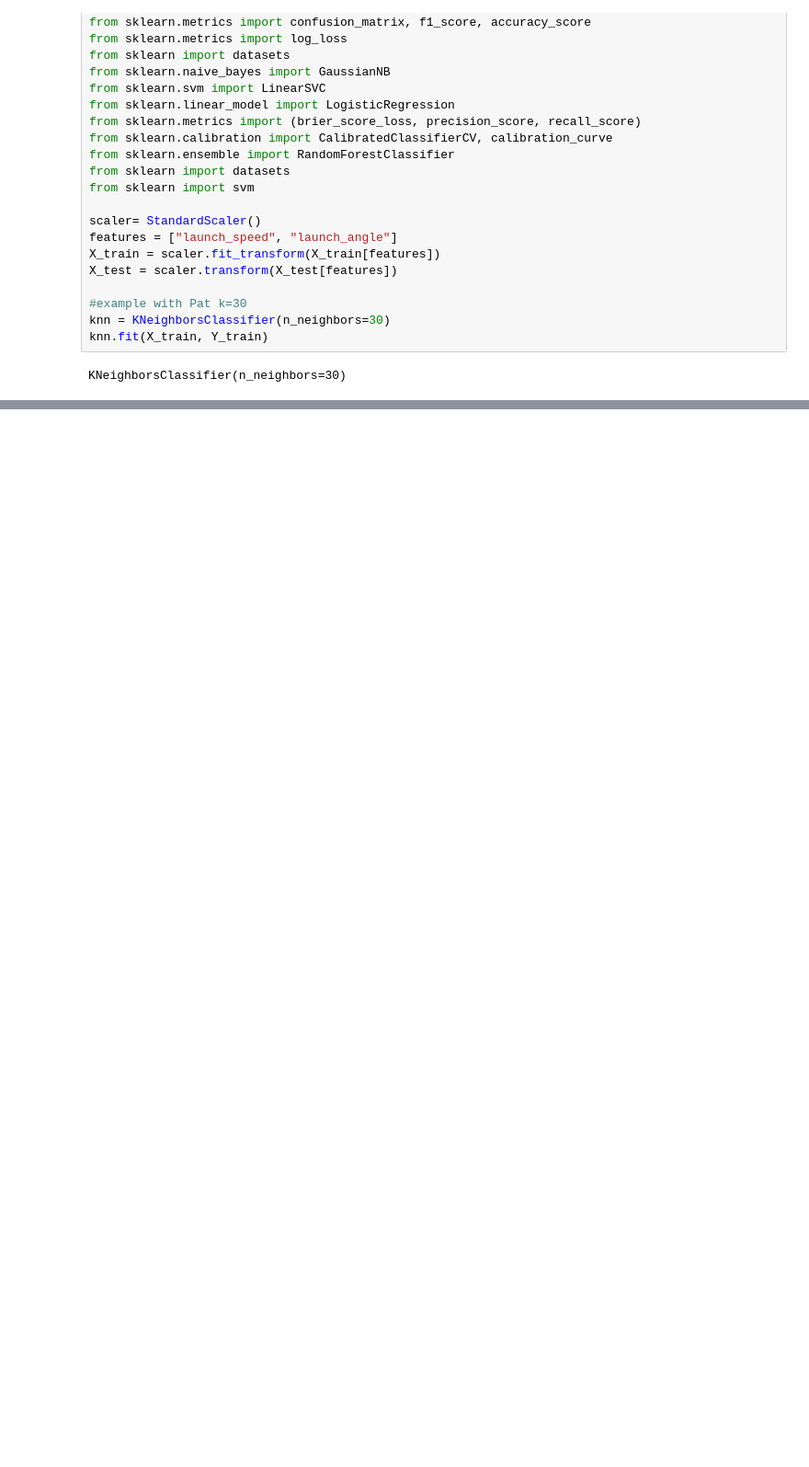
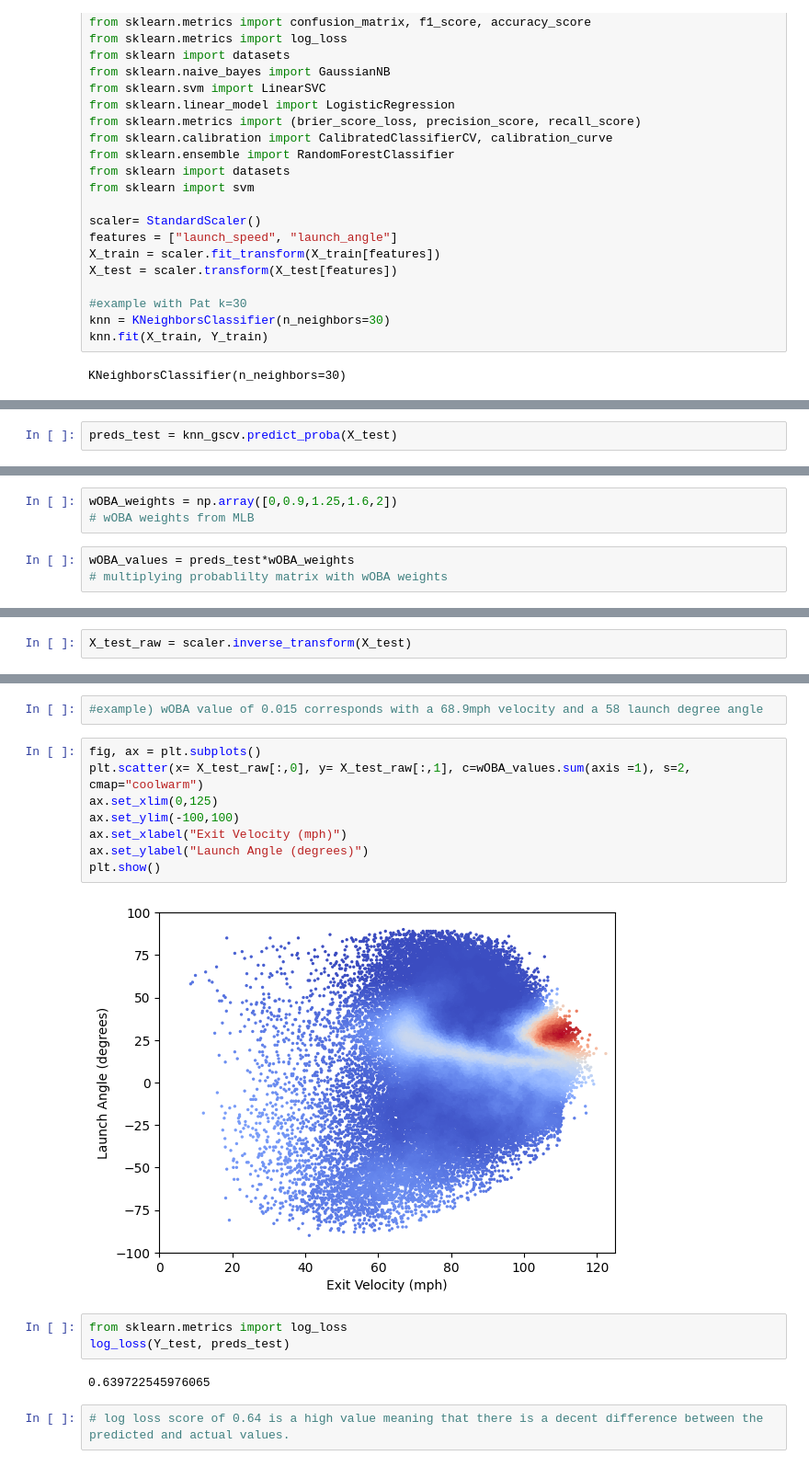
Before and after one commit to alexandragaev/xwOBA, a Jupyter notebook: pybaseball.ipynb, the cells around one changed output, grey strips where cells are left out. Shown at 92% size. Cells and saved outputs as stored; diff of their text form; blank space fills up the shorter version.

```diff
--- a/pybaseball.ipynb
+++ b/pybaseball.ipynb
@@ -440,0 +428,2 @@ knn_gscv.best_params_
+# %%
+preds_test = knn_gscv.predict_proba(X_test)
@@ -440,0 +441,6 @@ knn_gscv.best_params_
+# %%
+wOBA_weights = np.array([0,0.9,1.25,1.6,2])
+# wOBA weights from MLB
+# %%
+wOBA_values = preds_test*wOBA_weights
+# multiplying probablilty matrix with wOBA weights
@@ -440,0 +463,2 @@ knn_gscv.best_params_
+# %%
+X_test_raw = scaler.inverse_transform(X_test)
@@ -440,0 +475,19 @@ knn_gscv.best_params_
+# %%
+#example) wOBA value of 0.015 corresponds with a 68.9mph velocity and a 58 launch degree angle
+# %%
+fig, ax = plt.subplots()
+plt.scatter(x= X_test_raw[:,0], y= X_test_raw[:,1], c=wOBA_values.sum(axis =1), s=2, cmap="coolwarm")
+ax.set_xlim(0,125)
+ax.set_ylim(-100,100)
+ax.set_xlabel("Exit Velocity (mph)")
+ax.set_ylabel("Launch Angle (degrees)")
+plt.show()
+# %% [output]
+[figure, added]
+# %%
+from sklearn.metrics import log_loss
+log_loss(Y_test, preds_test)
+# %% [output]
+0.639722545976065
+# %%
+# log loss score of 0.64 is a high value meaning that there is a decent difference between the predicted and actual values.
```
Also changed, not shown: parts of 26 cells of this notebook.
